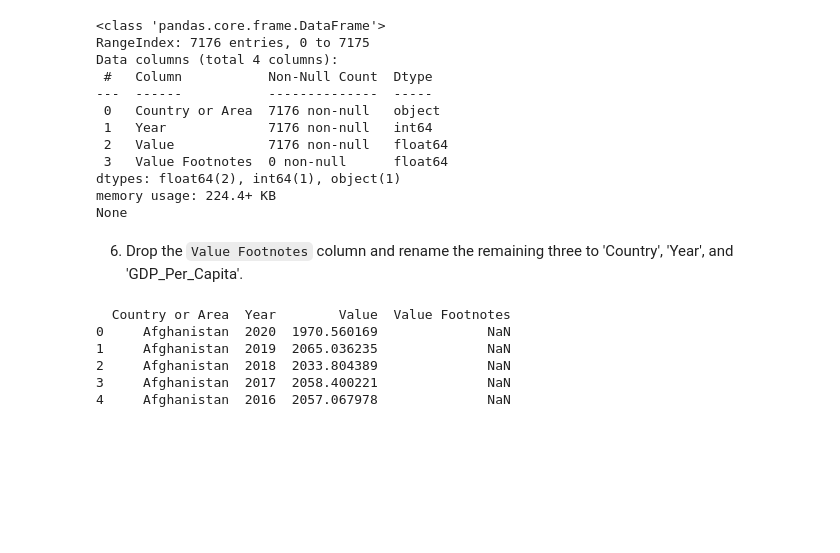
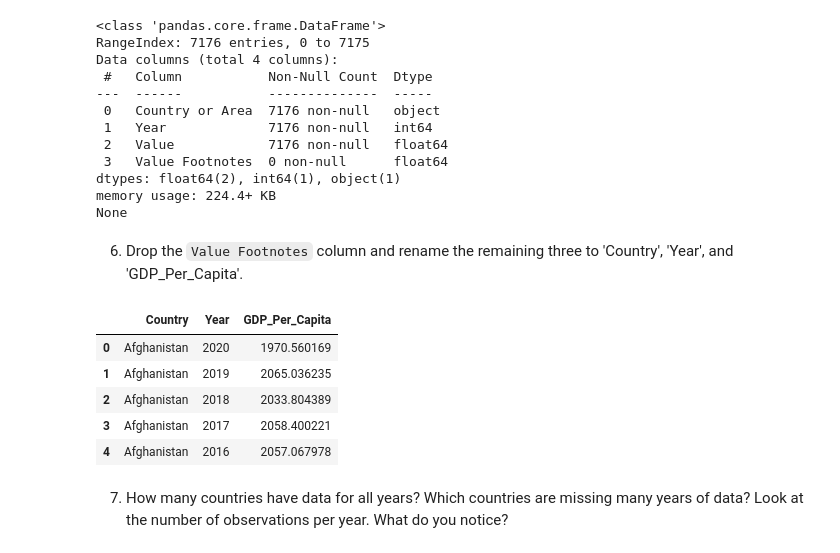
Before and after one commit to NSS-Data-Analytics-Cohort-8/gdp-and-internet-usage-cjpentecost, a Jupyter notebook: notebooks/UNproject.ipynb, the cells around one changed output. Saved outputs shown, nothing was run; the diff lists cells and outputs as text; code cells hidden in the pictures; blank space fills up the shorter version.

```diff
--- a/notebooks/UNproject.ipynb
+++ b/notebooks/UNproject.ipynb
@@ -44,13 +45,15 @@ None
 # %% [markdown]
 6. Drop the `Value Footnotes` column and rename the remaining three to 'Country', 'Year', and 'GDP_Per_Capita'.
 # %%
-gdp_df.drop(columns=["Value Footnotes"])
-gdp_df.rename(columns={'Country or Area': 'Country', 'Value': 'GDP_Per_Capita'})
-print(gdp_df.head())
+gdp_df.drop(columns=["Value Footnotes"], inplace = True)
+gdp_df.rename(columns={'Country or Area':'Country','Value':'GDP_Per_Capita'},inplace = True)
+gdp_df.head()
 # %% [output]
-  Country or Area  Year        Value  Value Footnotes
-0     Afghanistan  2020  1970.560169              NaN
-1     Afghanistan  2019  2065.036235              NaN
-2     Afghanistan  2018  2033.804389              NaN
-3     Afghanistan  2017  2058.400221              NaN
-4     Afghanistan  2016  2057.067978              NaN
+|  | Country | Year | GDP_Per_Capita |
+| 0 | Afghanistan | 2020 | 1970.560169 |
+| 1 | Afghanistan | 2019 | 2065.036235 |
+| 2 | Afghanistan | 2018 | 2033.804389 |
+| 3 | Afghanistan | 2017 | 2058.400221 |
+| 4 | Afghanistan | 2016 | 2057.067978 |
+# %% [markdown]
+7. How many countries have data for all years? Which countries are missing many years of data? Look at the number of observations per year. What do you notice?
```
Also changed, not shown: parts of 4 cells of this notebook, 2 other files.
